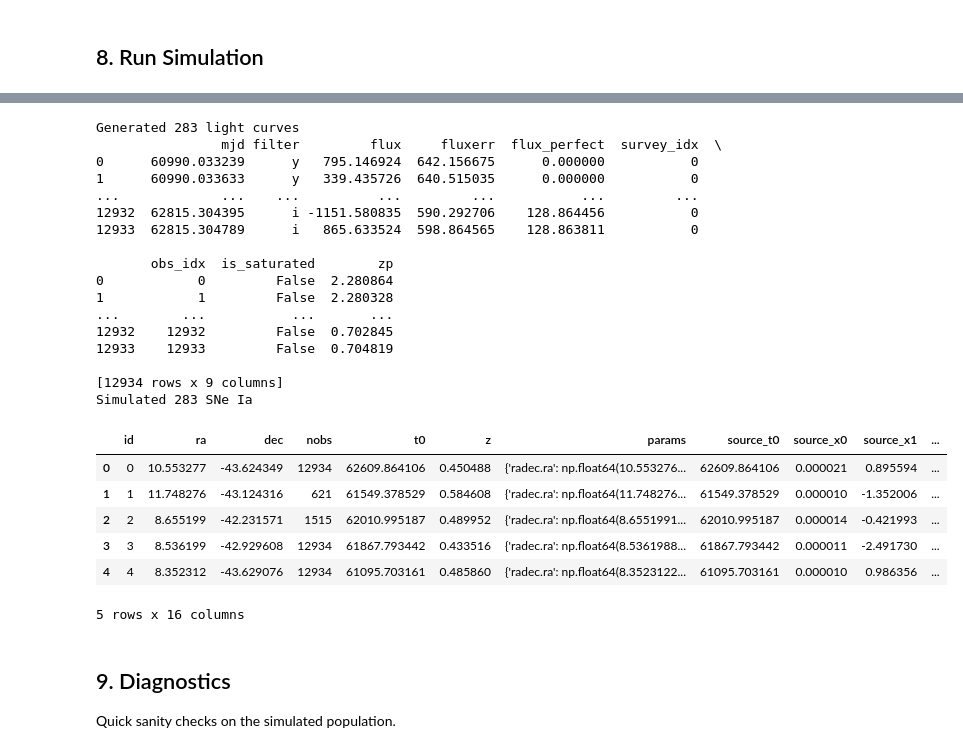
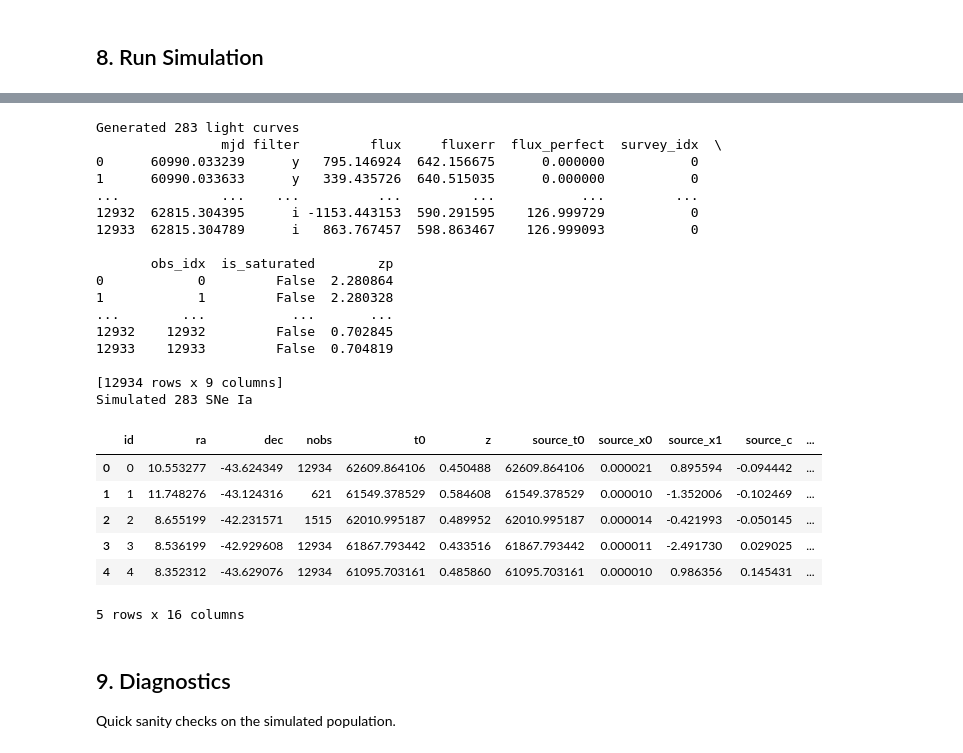
Before and after one commit to mi-dai/lightcurvelynx_sncollab, a Jupyter notebook: LSST_snia_sims.ipynb, the cells around one changed output, grey strips where cells are left out. Saved outputs shown, nothing was run; the diff lists cells and outputs as text; code cells hidden in the pictures.

Commit message:
add mw extinction

```diff
--- a/LSST_snia_sims.ipynb
+++ b/LSST_snia_sims.ipynb
@@ -236,6 +241,17 @@ source = SncosmoWrapperModel(
     time_extrapolation=(time_extrap_before,time_extrap_after),
     wave_extrapolation=(wave_extrap_before,wave_extrap_after),
 )
+
+mwextinction = SFDMap(
+    ra=source.ra,
+    dec=source.dec,
+    node_label="mwext",
+)
+# Create an extinction effect using the EBVs from that dust map.
+ext_effect = ExtinctionEffect(extinction_model="F99", ebv=mwextinction,
+                              r_v=3.1,frame='observer',backend="dust_extinction")
+source.add_effect(ext_effect)
+
 print("Source model built successfully.")
 # %% [output]
 Source model built successfully.
@@ -276,7 +293,7 @@ if parallel_executor == "loky":
         results = simulate_lightcurves(
             model=source,
             num_samples=nsn,
-            obstable=opsim,
+            survey_info=opsim,
             passbands=passbands,
             param_cols=param_cols,
             obstable_save_cols=obstable_save_cols,
@@ -296,7 +313,7 @@ elif parallel_executor == "dask":
             results = simulate_lightcurves(
                 model=source,
                 num_samples=nsn,
-                obstable=opsim,
+                survey_info=opsim,
                 passbands=passbands,
                 param_cols=param_cols,
                 obstable_save_cols=obstable_save_cols,
@@ -312,44 +329,44 @@ else:
     results = simulate_lightcurves(
         model=source,
         num_samples=nsn,
-        obstable=opsim,
+        survey_info=opsim,
         passbands=passbands,
         param_cols=param_cols,
         obstable_save_cols=obstable_save_cols,
         rng=RNG,
         num_jobs=4,
         batch_size=2000,
         executor=executor,
     )
 print(f"Generated {len(results)} light curves")
 print(results["lightcurve"][0])
 
 print(f"Simulated {len(results):,} SNe Ia")
 results.head()
 # %% [output]
 Generated 283 light curves
                 mjd filter         flux     fluxerr  flux_perfect  survey_idx  \
 0      60990.033239      y   795.146924  642.156675      0.000000           0
 1      60990.033633      y   339.435726  640.515035      0.000000           0
 ...             ...    ...          ...         ...           ...         ...
-12932  62815.304395      i -1151.580835  590.292706    128.864456           0
-12933  62815.304789      i   865.633524  598.864565    128.863811           0
+12932  62815.304395      i -1153.443153  590.291595    126.999729           0
+12933  62815.304789      i   863.767457  598.863467    126.999093           0
 
        obs_idx  is_saturated        zp
 0            0         False  2.280864
 1            1         False  2.280328
 ...        ...           ...       ...
 12932    12932         False  0.702845
 12933    12933         False  0.704819
 
 [12934 rows x 9 columns]
 Simulated 283 SNe Ia
-|  | id | ra | dec | nobs | t0 | z | params | source_t0 | source_x0 | source_x1 | ... |
-| 0 | 0 | 10.553277 | -43.624349 | 12934 | 62609.864106 | 0.450488 | {'radec.ra': np.float64(10.553276... | 62609.864106 | 0.000021 | 0.895594 | ... |
-| 1 | 1 | 11.748276 | -43.124316 | 621 | 61549.378529 | 0.584608 | {'radec.ra': np.float64(11.748276... | 61549.378529 | 0.000010 | -1.352006 | ... |
-| 2 | 2 | 8.655199 | -42.231571 | 1515 | 62010.995187 | 0.489952 | {'radec.ra': np.float64(8.6551991... | 62010.995187 | 0.000014 | -0.421993 | ... |
-| 3 | 3 | 8.536199 | -42.929608 | 12934 | 61867.793442 | 0.433516 | {'radec.ra': np.float64(8.5361988... | 61867.793442 | 0.000011 | -2.491730 | ... |
-| 4 | 4 | 8.352312 | -43.629076 | 12934 | 61095.703161 | 0.485860 | {'radec.ra': np.float64(8.3523122... | 61095.703161 | 0.000010 | 0.986356 | ... |
+|  | id | ra | dec | nobs | t0 | z | source_t0 | source_x0 | source_x1 | source_c | ... |
+| 0 | 0 | 10.553277 | -43.624349 | 12934 | 62609.864106 | 0.450488 | 62609.864106 | 0.000021 | 0.895594 | -0.094442 | ... |
+| 1 | 1 | 11.748276 | -43.124316 | 621 | 61549.378529 | 0.584608 | 61549.378529 | 0.000010 | -1.352006 | -0.102469 | ... |
+| 2 | 2 | 8.655199 | -42.231571 | 1515 | 62010.995187 | 0.489952 | 62010.995187 | 0.000014 | -0.421993 | -0.050145 | ... |
+| 3 | 3 | 8.536199 | -42.929608 | 12934 | 61867.793442 | 0.433516 | 61867.793442 | 0.000011 | -2.491730 | 0.029025 | ... |
+| 4 | 4 | 8.352312 | -43.629076 | 12934 | 61095.703161 | 0.485860 | 61095.703161 | 0.000010 | 0.986356 | 0.145431 | ... |
 5 rows x 16 columns
 # %% [markdown]
 ## 9. Diagnostics
```
Also changed, not shown: parts of 4 cells of this notebook, 1 other file.
